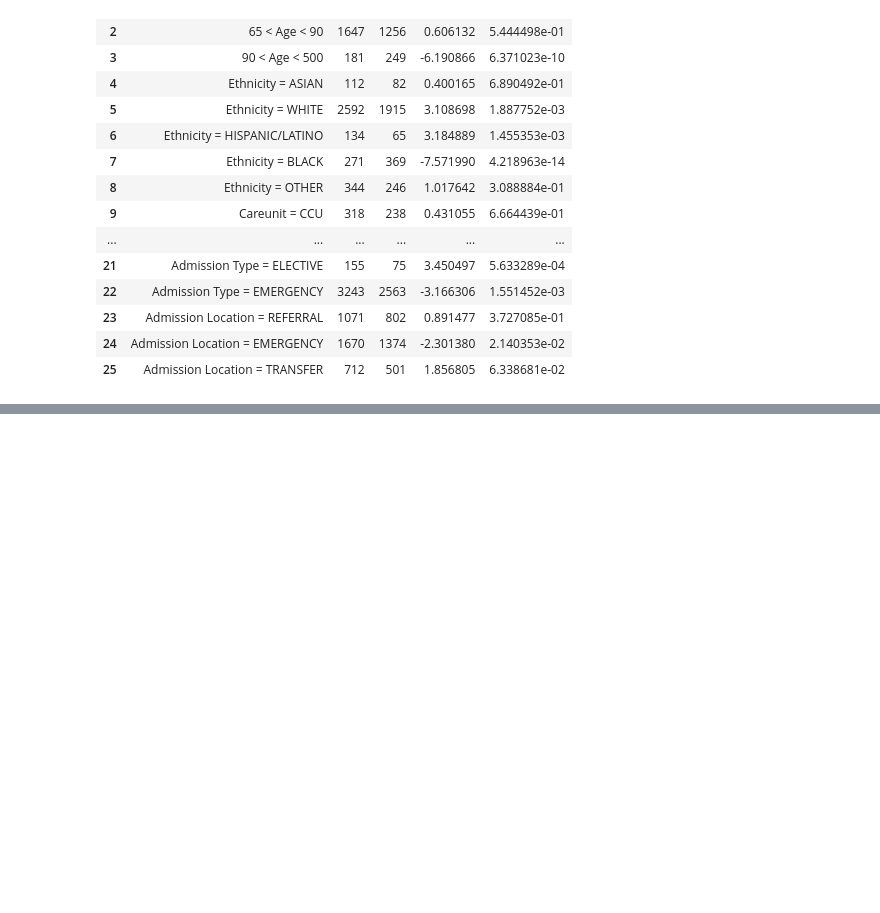
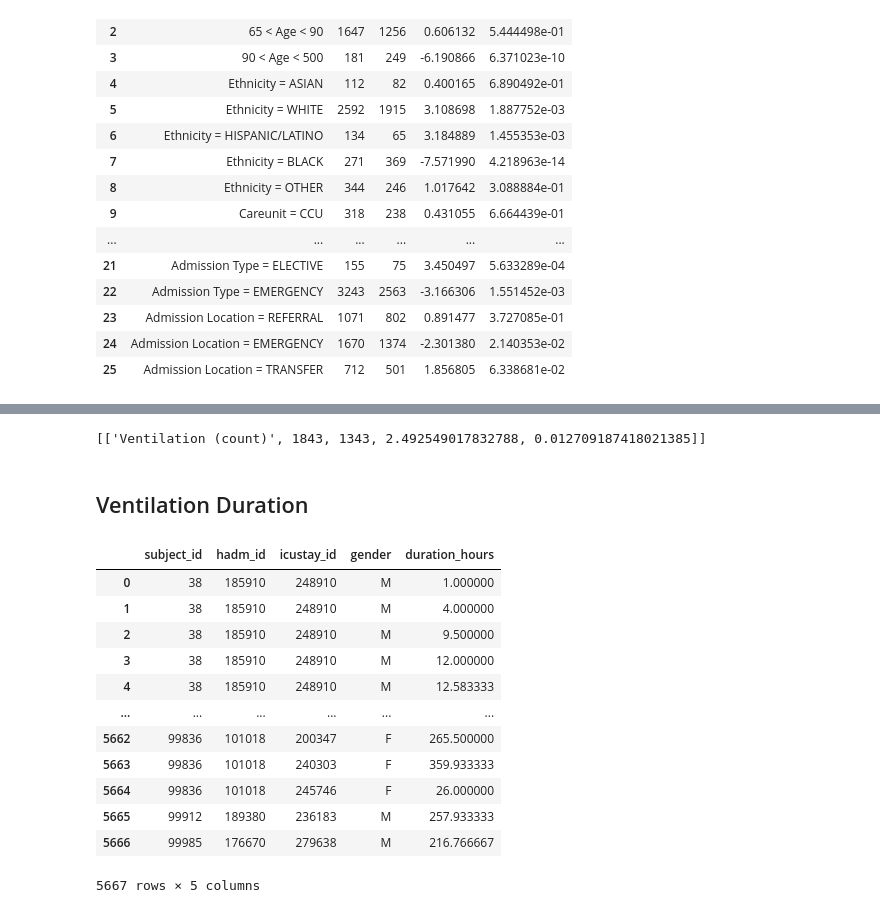
Before and after one commit to ryashpal/mimic_iii_explore, a Jupyter notebook: analysis/statistical/ASSOCIATION OF SEX WITH CLINICAL OUTCOME IN CRITICALLY ILL SEPSIS PATIENTS.ipynb, the cells around one changed output, grey strips where cells are left out. Saved outputs shown, nothing was run; the diff lists cells and outputs as text; code cells hidden in the pictures; blank space fills up the shorter version.

```diff
--- a/analysis/statistical/ASSOCIATION OF SEX WITH CLINICAL OUTCOME IN CRITICALLY ILL SEPSIS PATIENTS.ipynb
+++ b/analysis/statistical/ASSOCIATION OF SEX WITH CLINICAL OUTCOME IN CRITICALLY ILL SEPSIS PATIENTS.ipynb
@@ -880,0 +930,63 @@ summary_df
+# %%
+male_patients = [1 if (v == 1) else 0 for v in sepsis_patients[sepsis_patients.gender=='M'].ventilation]
+female_patients = [1 if (v == 1) else 0 for v in sepsis_patients[sepsis_patients.gender=='F'].ventilation]
+t_value, p_value = stats.ttest_ind(
+    male_patients,
+    female_patients
+)
+
+table2_data.append(
+    [
+        'Ventilation (count)',
+        sum(male_patients),
+        sum(female_patients),
+        t_value,
+        p_value
+    ]
+)
+table2_data
+# %% [output]
+[['Ventilation (count)', 1843, 1343, 2.492549017832788, 0.012709187418021385]]
+# %% [markdown]
+## Ventilation Duration
+# %%
+sepsis_query = \
+"""
+SELECT
+DISTINCT
+PAT.subject_id,
+ADM.hadm_id,
+ICU.icustay_id,
+PAT.gender,
+VEN.duration_hours as "duration_hours"
+FROM patients PAT
+INNER JOIN admissions ADM
+ON PAT.subject_id = ADM.subject_id
+INNER JOIN icustays ICU
+ON ICU.subject_id = ADM.subject_id AND ICU.hadm_id = ADM.hadm_id
+INNER JOIN icustay_detail ICU_D
+ON ICU_D.icustay_id = ICU.icustay_id
+INNER JOIN ventilation_durations VEN
+ON ICU_D.icustay_id = VEN.icustay_id
+INNER JOIN diagnoses_icd DIA_ICD
+ON DIA_ICD.subject_id = ADM.subject_id AND DIA_ICD.hadm_id = ADM.hadm_id AND DIA_ICD.icd9_code in ('99591', '99592', '78552')
+WHERE DATE_PART('year', AGE(ADM.admittime, PAT.dob)) > 18
+;
+"""
+
+sepsis_patients = pd.read_sql_query(sepsis_query, con)
+sepsis_patients
+# %% [output]
+|  | subject_id | hadm_id | icustay_id | gender | duration_hours |
+| 0 | 38 | 185910 | 248910 | M | 1.000000 |
+| 1 | 38 | 185910 | 248910 | M | 4.000000 |
+| 2 | 38 | 185910 | 248910 | M | 9.500000 |
+| 3 | 38 | 185910 | 248910 | M | 12.000000 |
+| 4 | 38 | 185910 | 248910 | M | 12.583333 |
+| ... | ... | ... | ... | ... | ... |
+| 5662 | 99836 | 101018 | 200347 | F | 265.500000 |
+| 5663 | 99836 | 101018 | 240303 | F | 359.933333 |
+| 5664 | 99836 | 101018 | 245746 | F | 26.000000 |
+| 5665 | 99912 | 189380 | 236183 | M | 257.933333 |
+| 5666 | 99985 | 176670 | 279638 | M | 216.766667 |
+5667 rows × 5 columns
```
Also changed, not shown: parts of 37 cells of this notebook.
